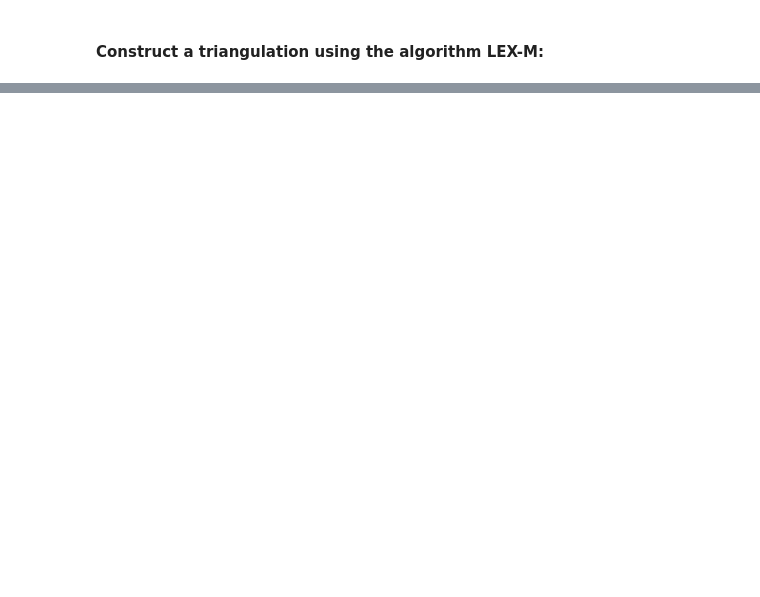
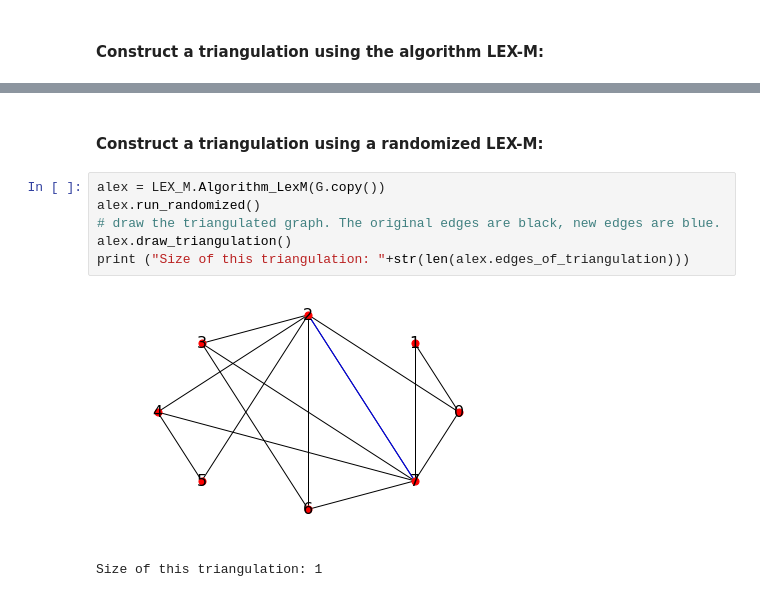
Before and after one commit to Feathergunner/Triangulation, a Jupyter notebook: TriangulationDemo.ipynb, the cells around one changed output, grey strips where cells are left out. Drawn from its saved outputs; the diff is of its cells as text; blank space fills up the shorter version.

```diff
--- a/TriangulationDemo.ipynb
+++ b/TriangulationDemo.ipynb
@@ -46 +57,12 @@ print ("Size of this triangulation: "+str(len(alex.edges_of_triangulation)))
 Size of this triangulation: 1
+# %% [markdown]
+#### Construct a triangulation using a randomized LEX-M:
+# %%
+alex = LEX_M.Algorithm_LexM(G.copy())
+alex.run_randomized()
+# draw the triangulated graph. The original edges are black, new edges are blue.
+alex.draw_triangulation()
+print ("Size of this triangulation: "+str(len(alex.edges_of_triangulation)))
+# %% [output]
+[figure, added]
+Size of this triangulation: 1
```
Also changed, not shown: parts of 9 cells of this notebook.
